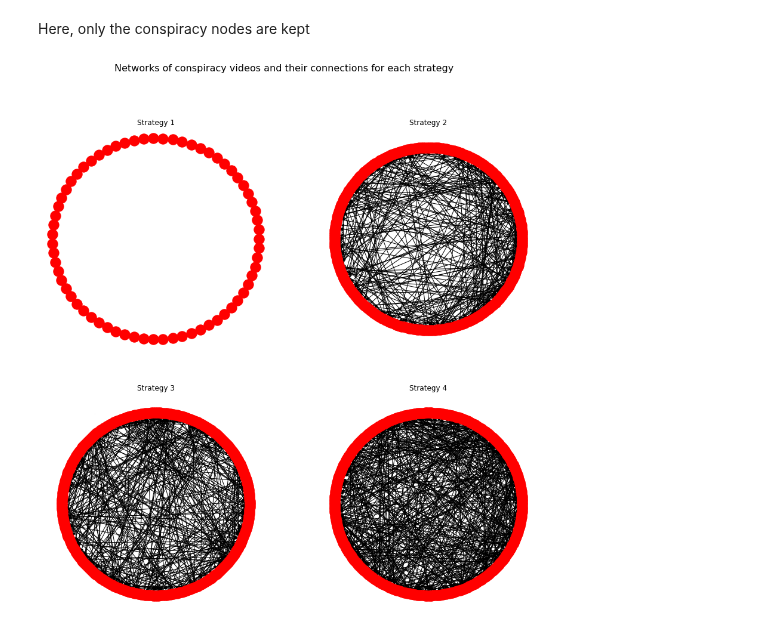
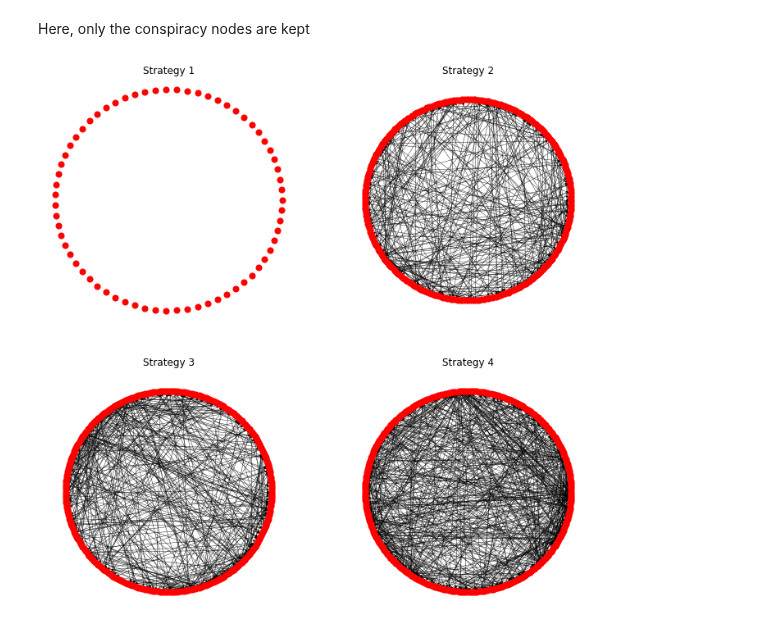
Before and after one commit to Roan-Schellingerhout/YouTube_conspiracy_paper, a Jupyter notebook: Results/Recommendation network.ipynb, the cells around one changed output. Cells and saved outputs as stored; diff of their text form; code cells hidden in the pictures.

Commit message:
Finished writing sub-question 1, improved some network metrics, created some figures

```diff
--- a/Results/Recommendation network.ipynb
+++ b/Results/Recommendation network.ipynb
@@ -158,7 +158,7 @@ def curver(graphs, strat):
 
     return pos
 # %%
-fig, axes = plt.subplots(nrows=2, ncols=2, figsize=(15, 15))
+fig, axes = plt.subplots(nrows=2, ncols=2, figsize=(12, 12))
 fig.subplots_adjust(hspace=0.2, wspace=0.2)
 
 ax = axes.flatten()
@@ -170,7 +170,7 @@ for i, strat in enumerate(colors.keys()):
             node_color = colors[strat],
             ax = ax[i],
             node_size = 15,
-            width = 0.25,
+            width = 0.2,
             arrowsize = 5)
 
     ax[i].set_title(strat.capitalize())
@@ -182,7 +182,7 @@ ax[3].plot([0.1, 0.9], [0.525, 0.525], color='black', lw=2,
          transform=plt.gcf().transFigure, clip_on=False);
 
 # Title and legend
-fig.suptitle('The recommendation network of each strategy', fontsize = 16);
+# fig.suptitle('The recommendation network of each strategy', fontsize = 16);
 legend_elements = [Line2D([0], [0], marker='o', color='w', label='Conspiracy video',
                           markerfacecolor='#f54242', markersize=15),
                    Line2D([0], [0], marker='o', color='w', label='Regular video',
@@ -299,40 +326,29 @@ table.T
 # %% [markdown]
 Here, only the conspiracy nodes are kept
 # %%
-fig, axes = plt.subplots(nrows=2, ncols=2, figsize=(15, 15))
+fig, axes = plt.subplots(nrows=2, ncols=2, figsize=(12, 12))
 fig.subplots_adjust(hspace=0.2, wspace=0.2)
 
 ax = axes.flatten()
 
 metrics_2 = defaultdict(list)
 
 for i, strat in enumerate(graphs):
     sg = nx.subgraph(graphs[strat], [x for x in graphs[strat] if graphs[strat].nodes[x]["conspiracy"]])
     nx.draw(sg,
             node_color="red",
             pos = nx.circular_layout(sg),
-            ax = ax[i])
+            ax = ax[i],
+            width = 0.4,
+            arrowsize = 5,
+            node_size = 50,
+)
 
     ax[i].set_title(f"Strategy {i + 1}")
 
-#     metrics_2["betweenness_centrality"].append(np.mean(list(nx.betweenness_centrality(sg).values())))
-#     metrics_2["clustering_coefficient"].append(nx.average_clustering(sg))
+    metrics_2["betweenness_centrality"].append(np.mean(list(nx.betweenness_centrality(sg).values())))
+    metrics_2["clustering_coefficient"].append(nx.average_clustering(sg))
 
-#     metrics_2["density"].append(nx.density(sg))
-#     metrics_2["size"].append(sg.size())
-
-#     metrics_2["SCC"].append(len(max(list(nx.strongly_connected_components(sg)), key=len)))
-
-#     try:
-#         metrics_2["avg path length"].append(nx.average_shortest_path_length(sg.to_undirected()))
-#     except:
-#         metrics_2["avg path length"].append(np.nan)
-
-#     try:
-#         metrics_2["diameter"].append(nx.diameter(sg.to_undirected()))
-#     except Exception as e:
-#         metrics_2["diameter"].append(np.nan)
-
-fig.suptitle('Networks of conspiracy videos and their connections for each strategy', fontsize = 16);
+plt.savefig('conspiracy networks.pdf');
 # %% [output]
-[figure, old version]
+[figure, new version]
```
Also changed, not shown: parts of 7 cells of this notebook, 8 other files.
